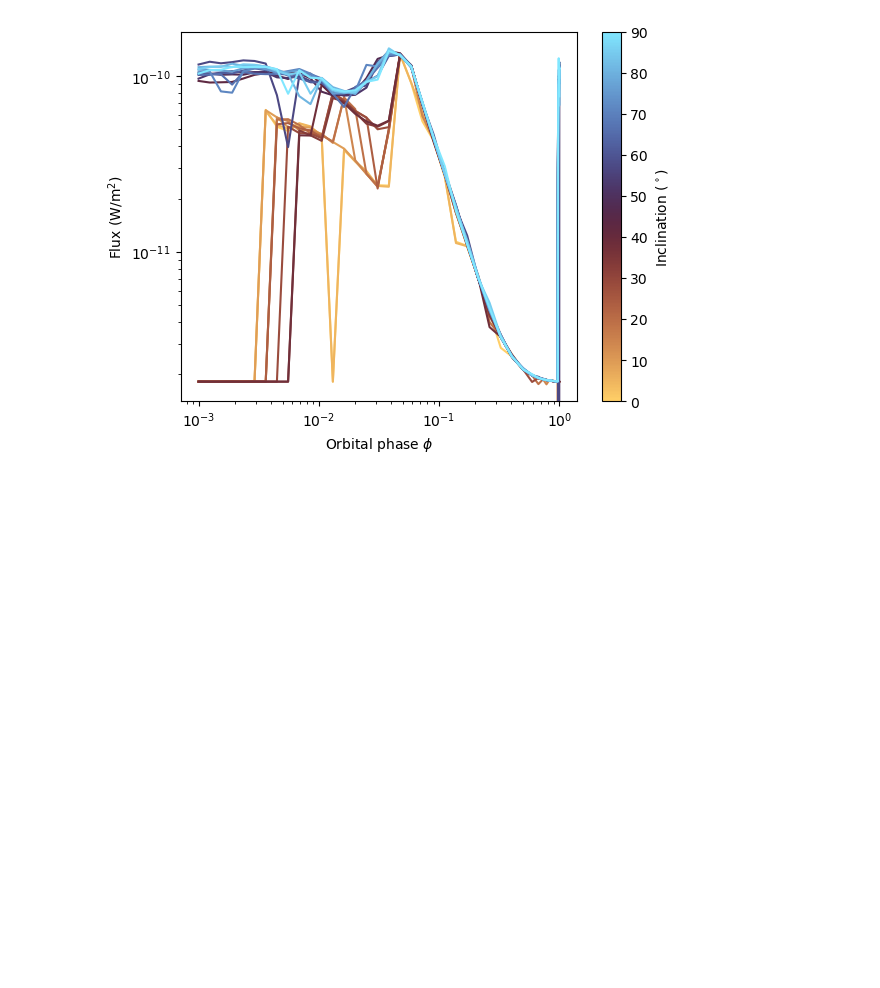
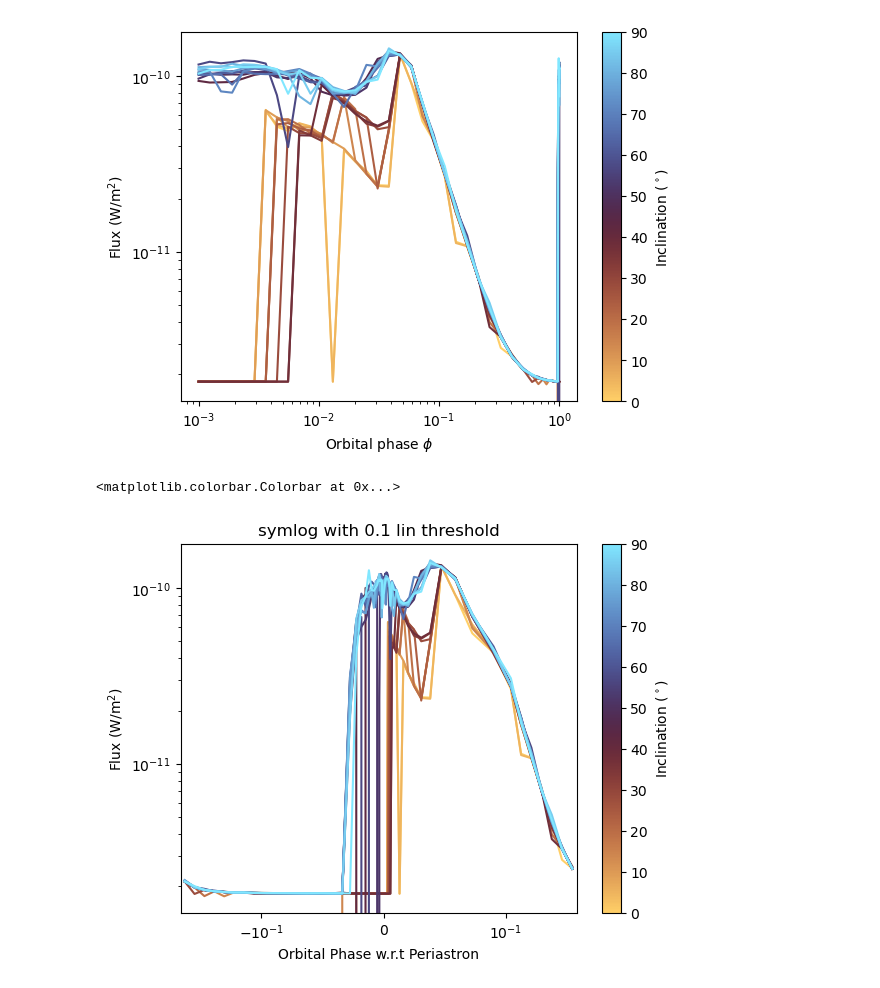
Before and after one commit to ryanwhite1/xenomorph, a Jupyter notebook: grid_runs.ipynb, the cells around one changed output. Drawn from its saved outputs; the diff is of its cells as text; code cells hidden in the pictures; blank space fills up the shorter version.

Commit message:
Velocity sliced plot

```diff
--- a/grid_runs.ipynb
+++ b/grid_runs.ipynb
@@ -26,7 +26,7 @@ parameter_grid
         0.95837234, 0.97249253, 0.98182312, 0.98798876, 0.99206299,
         0.99475524, 0.99653428, 0.99770986, 0.99848668, 0.999     ],      dtype=float64)}
 # %%
-grid_array = xmc.read_lightcurve_grid(3.5, parameter_grid, method='periastron_dense', root_dir=folder, load=False)
+grid_array = xmc.read_lightcurve_grid(3.5, parameter_grid, method='periastron_dense', root_dir=folder)
 # %%
 from matplotlib.cm import ScalarMappable
 from matplotlib.colors import Normalize
@@ -79,7 +79,7 @@ parameter_grid
         0.99354805, 0.99475524, 0.99573656, 0.99653428, 0.99718273,
         0.99770986, 0.99813835, 0.99848668, 0.99876983, 0.999     ],      dtype=float64)}
 # %%
-grid_array = xmc.read_lightcurve_grid(3.5, parameter_grid, method='periastron_dense', root_dir=folder, load=False)
+grid_array = xmc.read_lightcurve_grid(3.5, parameter_grid, method='periastron_dense', root_dir=folder)
 # %%
 from matplotlib.cm import ScalarMappable
 from matplotlib.colors import Normalize
@@ -111,3 +111,38 @@ plt.colorbar(cmappable, ax=ax, label=r'Inclination ($^\circ$)')
 # %% [output]
 <matplotlib.colorbar.Colorbar at 0x...>
 [figure]
+# %%
+# shifted_phases = (phases + 0.5)%1
+
+n = len(inclinations)
+N = len(phases)
+shift_inds = np.roll(np.arange(N), N//2+1)
+
+shifted_phases = (phases[shift_inds] + 0.5)%1
+
+fig, ax = plt.subplots()
+
+
+cmap_name = 'managua'
+# cmap_name = 'cool_r
+cmap = mpl.colormaps[cmap_name]
+colours = cmap(inclinations / np.max(inclinations))
+
+# cmap_name = 'gist_heat'
+# cmap = mpl.colormaps[cmap_name]
+# colours = cmap(inclinations / np.max(1.1 * inclinations))
+linthresh = 0.1
+for i in range(n):
+    ax.plot(shifted_phases - 0.5, grid_array[i, shift_inds], c=colours[i])
+ax.set(yscale='log',
+      xlabel=r'Orbital Phase w.r.t Periastron', ylabel=r'Flux (W/m$^2$)',
+      title=f'symlog with {linthresh} lin threshold')
+
+ax.set_xscale('symlog', linthresh=linthresh)
+
+cmappable = ScalarMappable(Normalize(inclinations[0], inclinations[n-1]))
+cmappable.set_cmap(cmap_name)
+plt.colorbar(cmappable, ax=ax, label=r'Inclination ($^\circ$)')
+# %% [output]
+<matplotlib.colorbar.Colorbar at 0x...>
+[figure, added]
```
Also changed, not shown: 3 other files.
